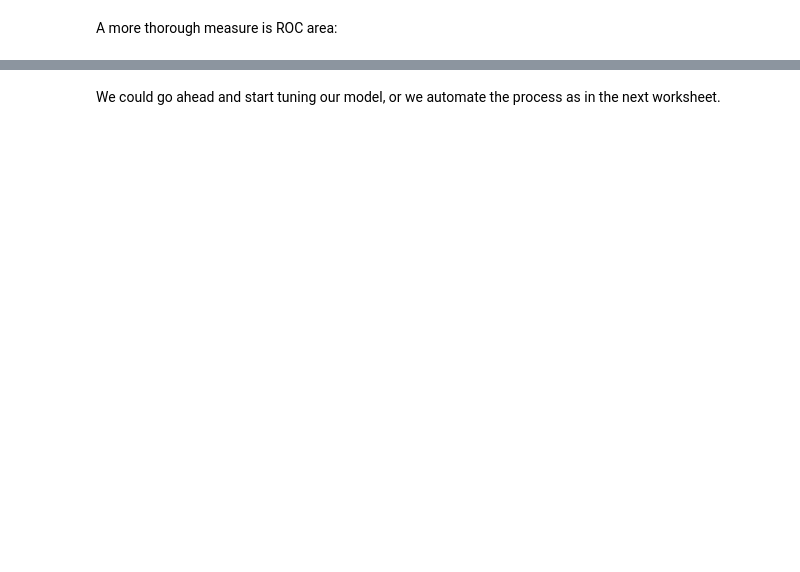
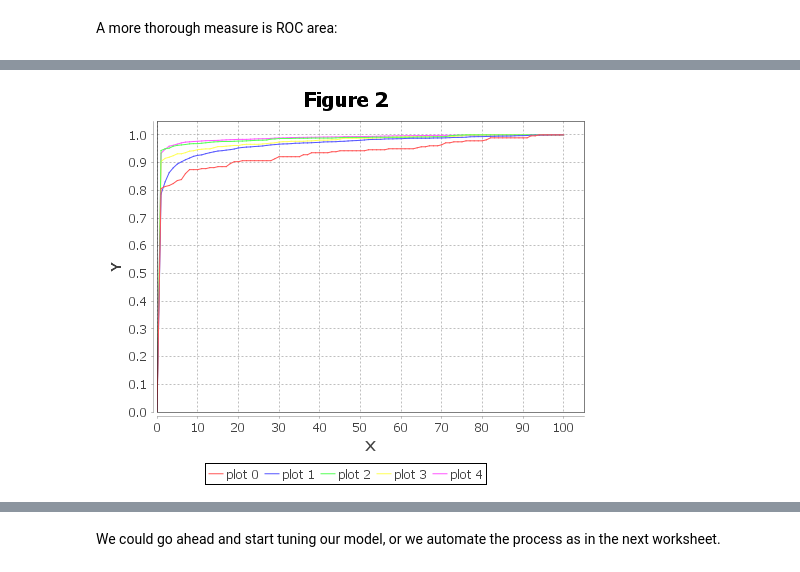
Before and after one commit to BIDData/BIDMach, a Jupyter notebook: tutorials/BIDMach_basic_classification.ipynb, the cells around one changed output, grey strips where cells are left out. Saved outputs shown, nothing was run; the diff lists cells and outputs as text; code cells hidden in the pictures; blank space fills up the shorter version.

```diff
--- a/tutorials/BIDMach_basic_classification.ipynb
+++ b/tutorials/BIDMach_basic_classification.ipynb
@@ -89,4 +170,6 @@ val rocs = roc2(preds, tcats, 1-tcats, 100)   // Compute ROC curves for all cate
 # %%
-plot(rocs(?,0->7))
+plot(rocs(?,0->5))
+# %% [output]
+[figure, added]
 # %%
 val aucs = mean(rocs)
```
Also changed, not shown: parts of 12 cells of this notebook, 3 other files.
